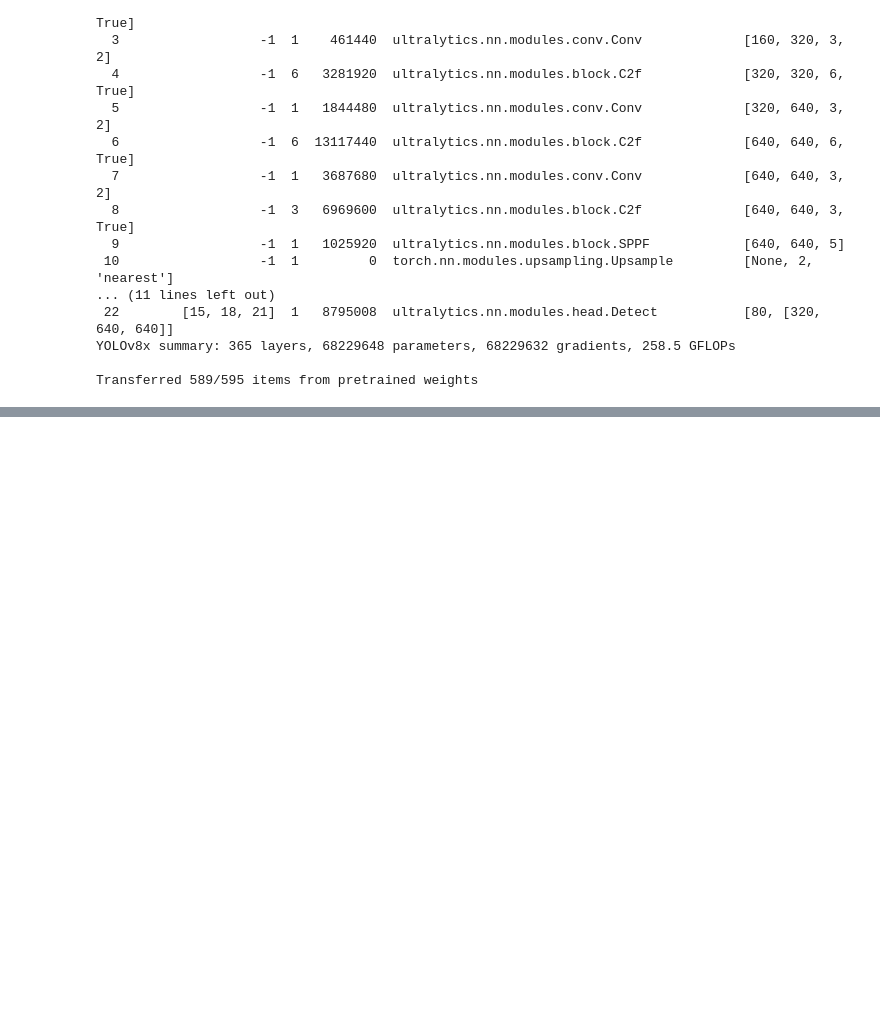
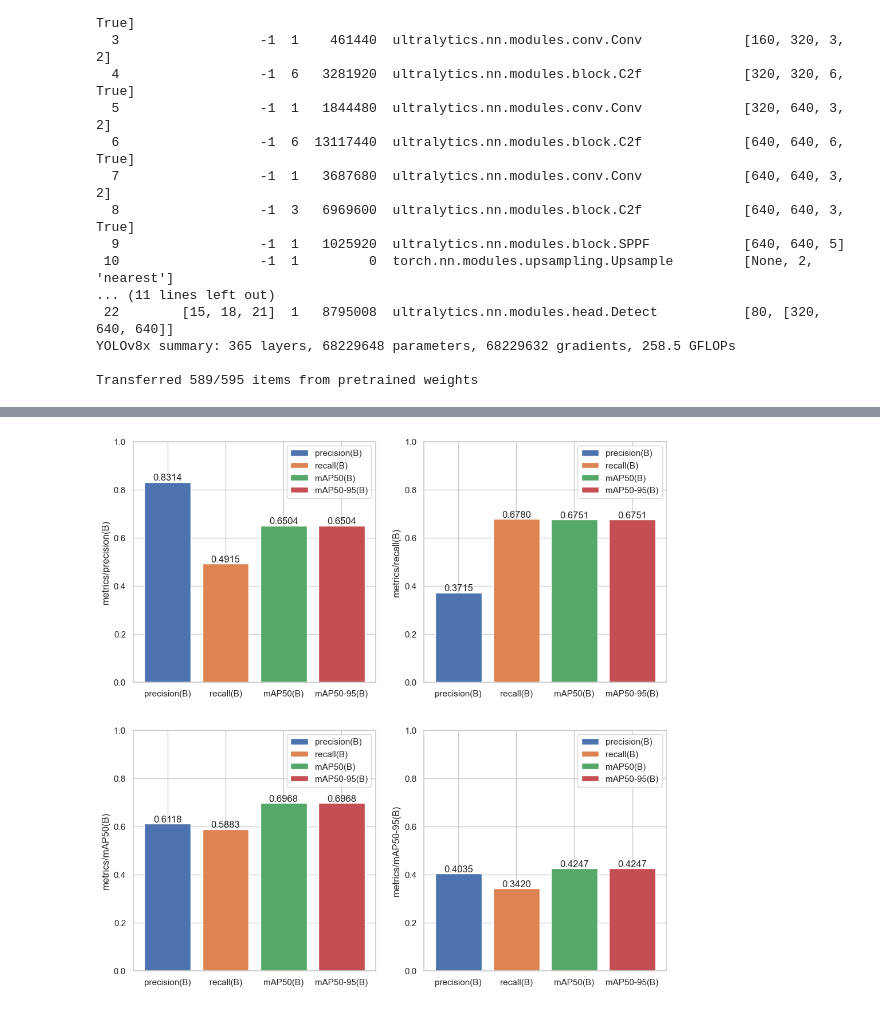
Before and after one commit to Niklas-Mezynski/fontys-dasc2-data-challenge-project, a Jupyter notebook: Menu_Card_Transformation/main.ipynb, the cells around one changed output, grey strips where cells are left out. Saved outputs shown, nothing was run; the diff lists cells and outputs as text; code cells hidden in the pictures; blank space fills up the shorter version.

```diff
--- a/Menu_Card_Transformation/main.ipynb
+++ b/Menu_Card_Transformation/main.ipynb
@@ -609,3 +742,48 @@ plt.show()
+# %%
+persisted_state_3 = load_persisted_state(
+    get_persisted_state_path("grid_search_state_3")
+)
+
+def analyze_best_models(persisted_state, metrics):
+    best_models = {}
+
+    # Find the best models for each metric
+    for metric in metrics:
+        for result in persisted_state["resultsDict"]:
+            if metric not in result.results:
+                continue
+            if metric not in best_models or result.results[metric] > best_models[metric].results[metric]:
+                best_models[metric] = result
+
+    # Compare the best models
+    plt.figure(figsize=(12, 12))
+    for idx, (metric, _best_model) in enumerate(best_models.items()):
+        plt.subplot(2, 2, idx + 1)
+
+        plt.ylabel(f"{metric}")
+        for model_metric, model in best_models.items():
+            # Remove the "metrics/" from the metric name
+            model_metric = model_metric.replace("metrics/", "")
+            # Create a bar with the model_metric as X label and the metric value as Y value
+            plt.bar(model_metric, model.results[metric], label=model_metric)
+
+            # Add y value to the bar
+            plt.text(
+                model_metric,
+                model.results[metric],
+                f"{model.results[metric]:.4f}",
+                ha="center",
+                va="bottom",
+            )
+
+        plt.ylim(0, 1)
+        plt.legend()
+    plt.show()
+
+metrics_to_analyze = ['metrics/precision(B)', 'metrics/recall(B)', 'metrics/mAP50(B)', 'metrics/mAP50-95(B)']
+analyze_best_models(persisted_state_3, metrics_to_analyze)
+# %% [output]
+[figure, added]
 # %%
 # from google.colab import drive
 # drive.mount('/content/drive')
```
Also changed, not shown: parts of 5 cells of this notebook, 2 other files.
